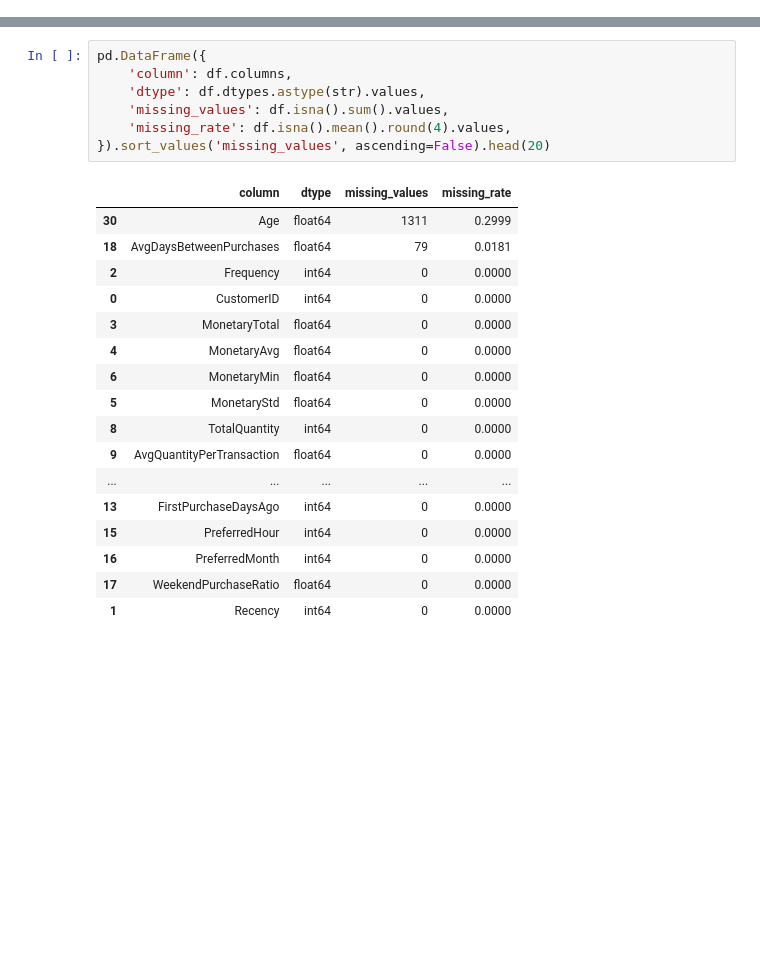
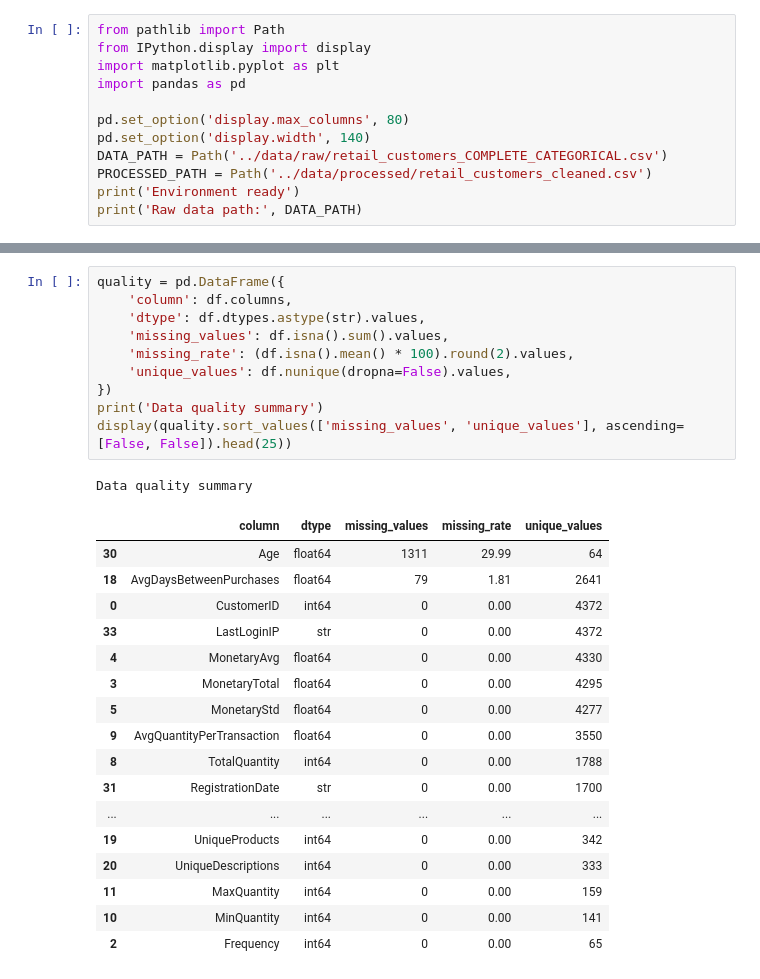
Before and after one commit to ahmedjallouli2003/project_ml_retail, a Jupyter notebook: notebooks/01_data_understanding.ipynb, the cells around one changed output, grey strips where cells are left out. Cells and saved outputs as stored; diff of their text form; blank space fills up the shorter version.

```diff
--- a/notebooks/01_data_understanding.ipynb
+++ b/notebooks/01_data_understanding.ipynb
@@ -23,0 +5,12 @@ df.head()
+# %%
+from pathlib import Path
+from IPython.display import display
+import matplotlib.pyplot as plt
+import pandas as pd
+
+pd.set_option('display.max_columns', 80)
+pd.set_option('display.width', 140)
+DATA_PATH = Path('../data/raw/retail_customers_COMPLETE_CATEGORICAL.csv')
+PROCESSED_PATH = Path('../data/processed/retail_customers_cleaned.csv')
+print('Environment ready')
+print('Raw data path:', DATA_PATH)
@@ -24,25 +59,29 @@ df.head()
 # %%
-pd.DataFrame({
+quality = pd.DataFrame({
     'column': df.columns,
     'dtype': df.dtypes.astype(str).values,
     'missing_values': df.isna().sum().values,
-    'missing_rate': df.isna().mean().round(4).values,
-}).sort_values('missing_values', ascending=False).head(20)
+    'missing_rate': (df.isna().mean() * 100).round(2).values,
+    'unique_values': df.nunique(dropna=False).values,
+})
+print('Data quality summary')
+display(quality.sort_values(['missing_values', 'unique_values'], ascending=[False, False]).head(25))
 # %% [output]
+Data quality summary
-|  | column | dtype | missing_values | missing_rate |
-| 30 | Age | float64 | 1311 | 0.2999 |
-| 18 | AvgDaysBetweenPurchases | float64 | 79 | 0.0181 |
-| 2 | Frequency | int64 | 0 | 0.0000 |
-| 0 | CustomerID | int64 | 0 | 0.0000 |
-| 3 | MonetaryTotal | float64 | 0 | 0.0000 |
-| 4 | MonetaryAvg | float64 | 0 | 0.0000 |
-| 6 | MonetaryMin | float64 | 0 | 0.0000 |
-| 5 | MonetaryStd | float64 | 0 | 0.0000 |
-| 8 | TotalQuantity | int64 | 0 | 0.0000 |
-| 9 | AvgQuantityPerTransaction | float64 | 0 | 0.0000 |
-| ... | ... | ... | ... | ... |
-| 13 | FirstPurchaseDaysAgo | int64 | 0 | 0.0000 |
-| 15 | PreferredHour | int64 | 0 | 0.0000 |
-| 16 | PreferredMonth | int64 | 0 | 0.0000 |
-| 17 | WeekendPurchaseRatio | float64 | 0 | 0.0000 |
-| 1 | Recency | int64 | 0 | 0.0000 |
+|  | column | dtype | missing_values | missing_rate | unique_values |
+| 30 | Age | float64 | 1311 | 29.99 | 64 |
+| 18 | AvgDaysBetweenPurchases | float64 | 79 | 1.81 | 2641 |
+| 0 | CustomerID | int64 | 0 | 0.00 | 4372 |
+| 33 | LastLoginIP | str | 0 | 0.00 | 4372 |
+| 4 | MonetaryAvg | float64 | 0 | 0.00 | 4330 |
+| 3 | MonetaryTotal | float64 | 0 | 0.00 | 4295 |
+| 5 | MonetaryStd | float64 | 0 | 0.00 | 4277 |
+| 9 | AvgQuantityPerTransaction | float64 | 0 | 0.00 | 3550 |
+| 8 | TotalQuantity | int64 | 0 | 0.00 | 1788 |
+| 31 | RegistrationDate | str | 0 | 0.00 | 1700 |
+| ... | ... | ... | ... | ... | ... |
+| 19 | UniqueProducts | int64 | 0 | 0.00 | 342 |
+| 20 | UniqueDescriptions | int64 | 0 | 0.00 | 333 |
+| 11 | MaxQuantity | int64 | 0 | 0.00 | 159 |
+| 10 | MinQuantity | int64 | 0 | 0.00 | 141 |
+| 2 | Frequency | int64 | 0 | 0.00 | 65 |
```
Also changed, not shown: parts of 20 cells of this notebook, 5 other files.
